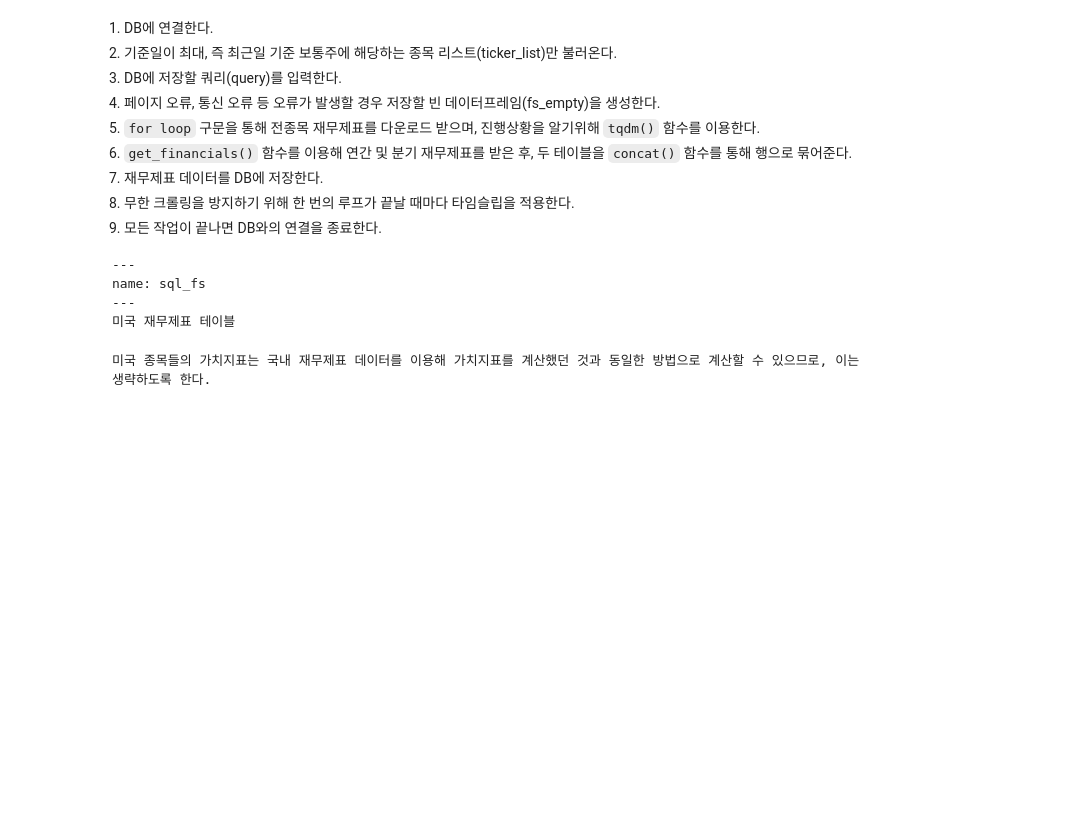
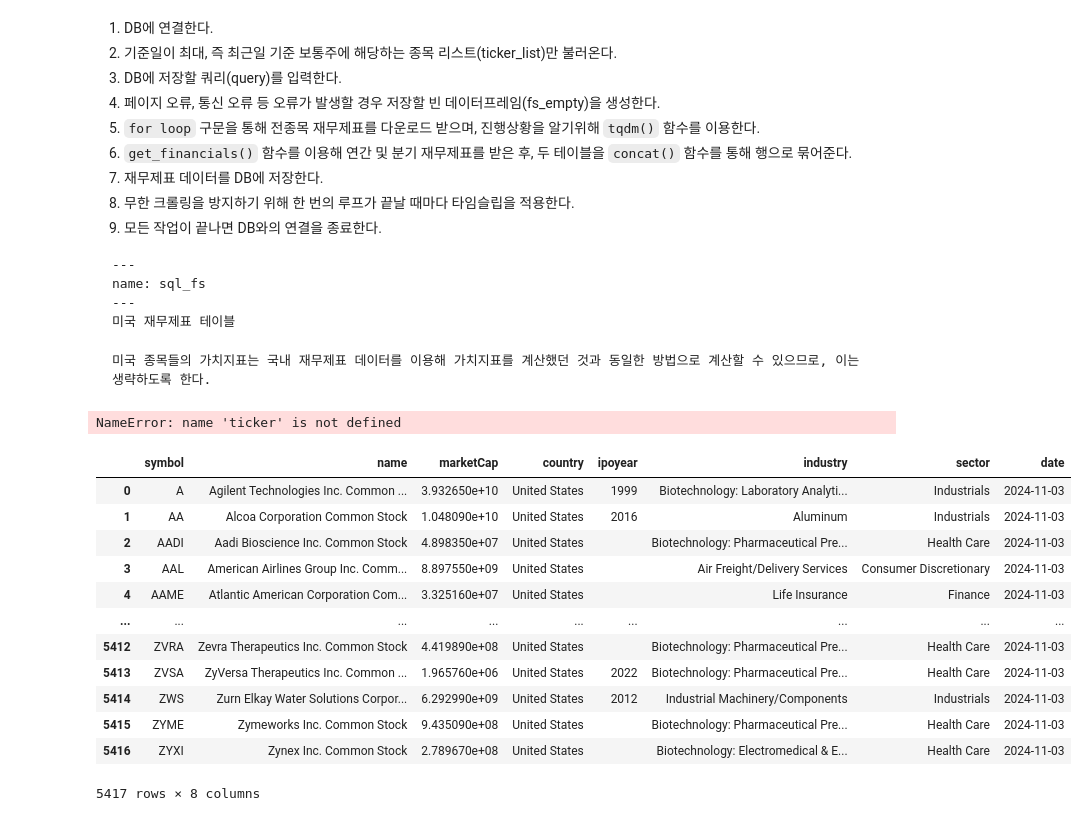
Before and after one commit to JaehwanKim00/stock_trading, a Jupyter notebook: data_us.ipynb, the cells around one changed output. Drawn from its saved outputs; the diff is of its cells as text; code cells hidden in the pictures; blank space fills up the shorter version.

````diff
--- a/data_us.ipynb
+++ b/data_us.ipynb
@@ -654,3 +641,29 @@ name: sql_fs
 ```{note}
 미국 종목들의 가치지표는 국내 재무제표 데이터를 이용해 가치지표를 계산했던 것과 동일한 방법으로 계산할 수 있으므로, 이는 생략하도록 한다.
 ```
+# %%
+ticker
+# %% [output]
+NameError: name 'ticker' is not defined
+# %%
+# 티커리스트 불러오기
+ticker_list = pd.read_sql("""
+select * from us_ticker2
+where date = (select max(date) from us_ticker2);
+""", con = con)
+# %%
+ticker_list
+# %% [output]
+|  | symbol | name | marketCap | country | ipoyear | industry | sector | date |
+| 0 | A | Agilent Technologies Inc. Common ... | 3.932650e+10 | United States | 1999 | Biotechnology: Laboratory Analyti... | Industrials | 2024-11-03 |
+| 1 | AA | Alcoa Corporation Common Stock | 1.048090e+10 | United States | 2016 | Aluminum | Industrials | 2024-11-03 |
+| 2 | AADI | Aadi Bioscience Inc. Common Stock | 4.898350e+07 | United States |  | Biotechnology: Pharmaceutical Pre... | Health Care | 2024-11-03 |
+| 3 | AAL | American Airlines Group Inc. Comm... | 8.897550e+09 | United States |  | Air Freight/Delivery Services | Consumer Discretionary | 2024-11-03 |
+| 4 | AAME | Atlantic American Corporation Com... | 3.325160e+07 | United States |  | Life Insurance | Finance | 2024-11-03 |
+| ... | ... | ... | ... | ... | ... | ... | ... | ... |
+| 5412 | ZVRA | Zevra Therapeutics Inc. Common Stock | 4.419890e+08 | United States |  | Biotechnology: Pharmaceutical Pre... | Health Care | 2024-11-03 |
+| 5413 | ZVSA | ZyVersa Therapeutics Inc. Common ... | 1.965760e+06 | United States | 2022 | Biotechnology: Pharmaceutical Pre... | Health Care | 2024-11-03 |
+| 5414 | ZWS | Zurn Elkay Water Solutions Corpor... | 6.292990e+09 | United States | 2012 | Industrial Machinery/Components | Industrials | 2024-11-03 |
+| 5415 | ZYME | Zymeworks Inc. Common Stock | 9.435090e+08 | United States |  | Biotechnology: Pharmaceutical Pre... | Health Care | 2024-11-03 |
+| 5416 | ZYXI | Zynex Inc. Common Stock | 2.789670e+08 | United States |  | Biotechnology: Electromedical & E... | Health Care | 2024-11-03 |
+5417 rows × 8 columns
````
Also changed, not shown: parts of 6 cells of this notebook, 3 other files.
